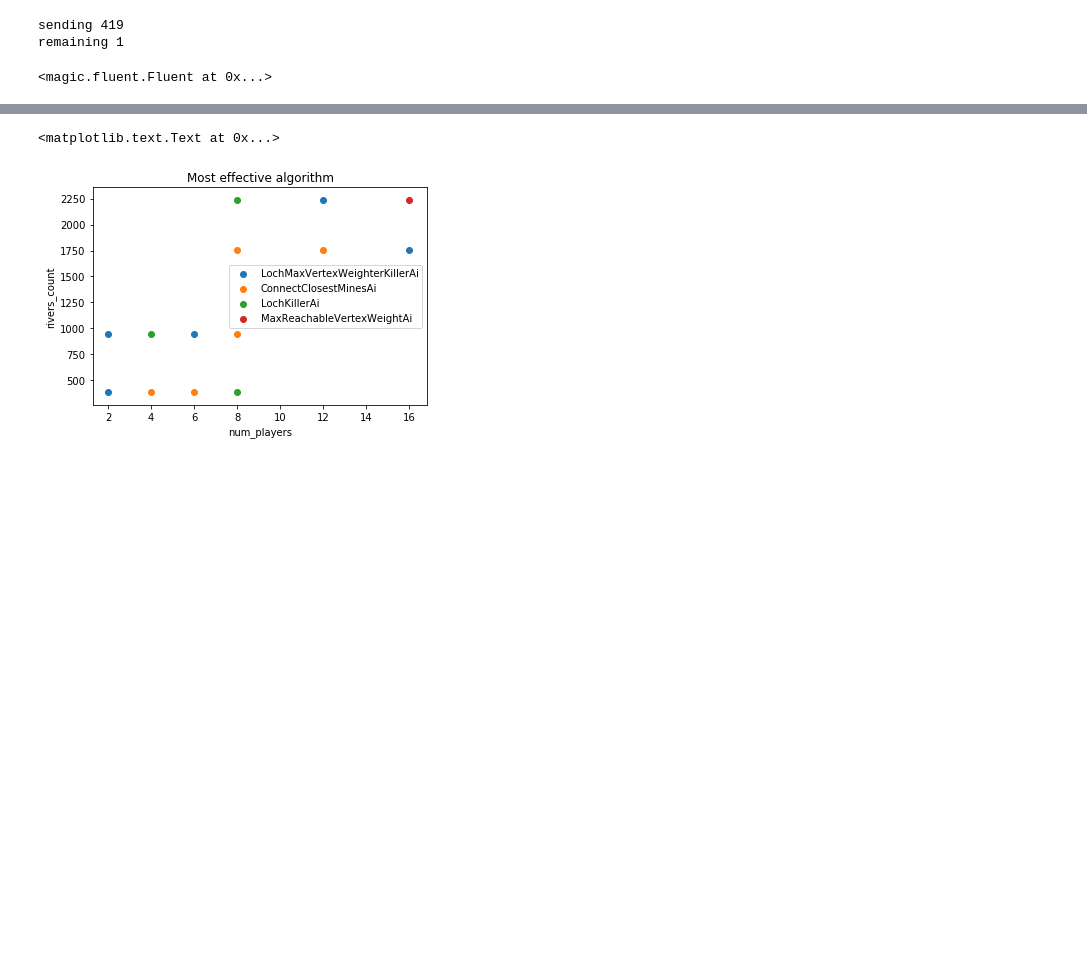
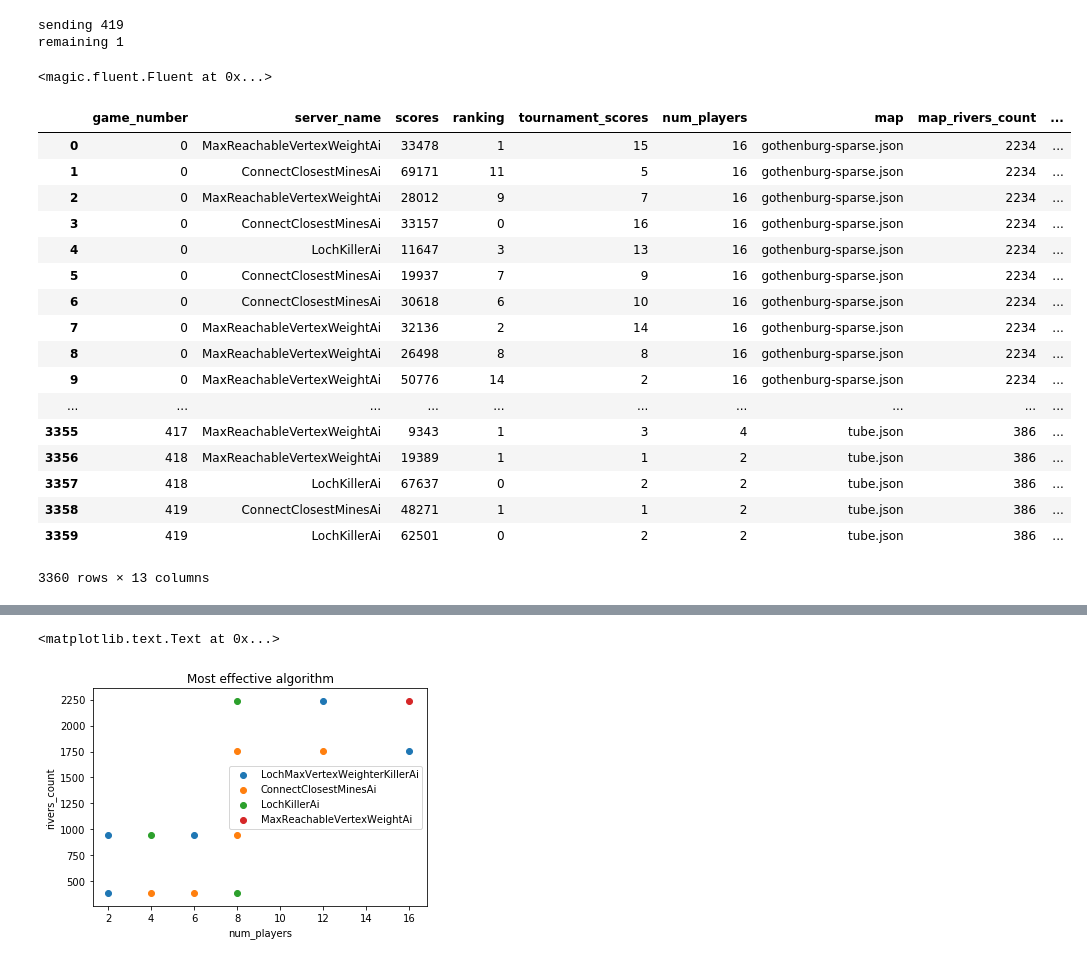
Before and after one commit to kontur-contests/icfpc2017-kontur-ru, a Jupyter notebook: python/HistoricalQualityControl.ipynb, the cells around one changed output, grey strips where cells are left out. Saved outputs shown, nothing was run; the diff lists cells and outputs as text; code cells hidden in the pictures; blank space fills up the shorter version.

```diff
--- a/python/HistoricalQualityControl.ipynb
+++ b/python/HistoricalQualityControl.ipynb
@@ -54,6 +40,27 @@ data = pd.read_csv(csv_file, index_col=False)
 
 data['tournament'] = data.tournament_scores/data.num_players
 data['effectiveness'] = np.log(data.scores+1)/np.log(data.map_rivers_count/data.num_players)
+# %%
+data
+# %% [output]
+|  | game_number | server_name | scores | ranking | tournament_scores | num_players | map | map_rivers_count | ... |
+| 0 | 0 | MaxReachableVertexWeightAi | 33478 | 1 | 15 | 16 | gothenburg-sparse.json | 2234 | ... |
+| 1 | 0 | ConnectClosestMinesAi | 69171 | 11 | 5 | 16 | gothenburg-sparse.json | 2234 | ... |
+| 2 | 0 | MaxReachableVertexWeightAi | 28012 | 9 | 7 | 16 | gothenburg-sparse.json | 2234 | ... |
+| 3 | 0 | ConnectClosestMinesAi | 33157 | 0 | 16 | 16 | gothenburg-sparse.json | 2234 | ... |
+| 4 | 0 | LochKillerAi | 11647 | 3 | 13 | 16 | gothenburg-sparse.json | 2234 | ... |
+| 5 | 0 | ConnectClosestMinesAi | 19937 | 7 | 9 | 16 | gothenburg-sparse.json | 2234 | ... |
+| 6 | 0 | ConnectClosestMinesAi | 30618 | 6 | 10 | 16 | gothenburg-sparse.json | 2234 | ... |
+| 7 | 0 | MaxReachableVertexWeightAi | 32136 | 2 | 14 | 16 | gothenburg-sparse.json | 2234 | ... |
+| 8 | 0 | MaxReachableVertexWeightAi | 26498 | 8 | 8 | 16 | gothenburg-sparse.json | 2234 | ... |
+| 9 | 0 | MaxReachableVertexWeightAi | 50776 | 14 | 2 | 16 | gothenburg-sparse.json | 2234 | ... |
+| ... | ... | ... | ... | ... | ... | ... | ... | ... | ... |
+| 3355 | 417 | MaxReachableVertexWeightAi | 9343 | 1 | 3 | 4 | tube.json | 386 | ... |
+| 3356 | 418 | MaxReachableVertexWeightAi | 19389 | 1 | 1 | 2 | tube.json | 386 | ... |
+| 3357 | 418 | LochKillerAi | 67637 | 0 | 2 | 2 | tube.json | 386 | ... |
+| 3358 | 419 | ConnectClosestMinesAi | 48271 | 1 | 1 | 2 | tube.json | 386 | ... |
+| 3359 | 419 | LochKillerAi | 62501 | 0 | 2 | 2 | tube.json | 386 | ... |
+3360 rows × 13 columns
 # %%
 sns.pairplot(
     data,
```
Also changed, not shown: parts of 2 cells of this notebook, 3 other files.
